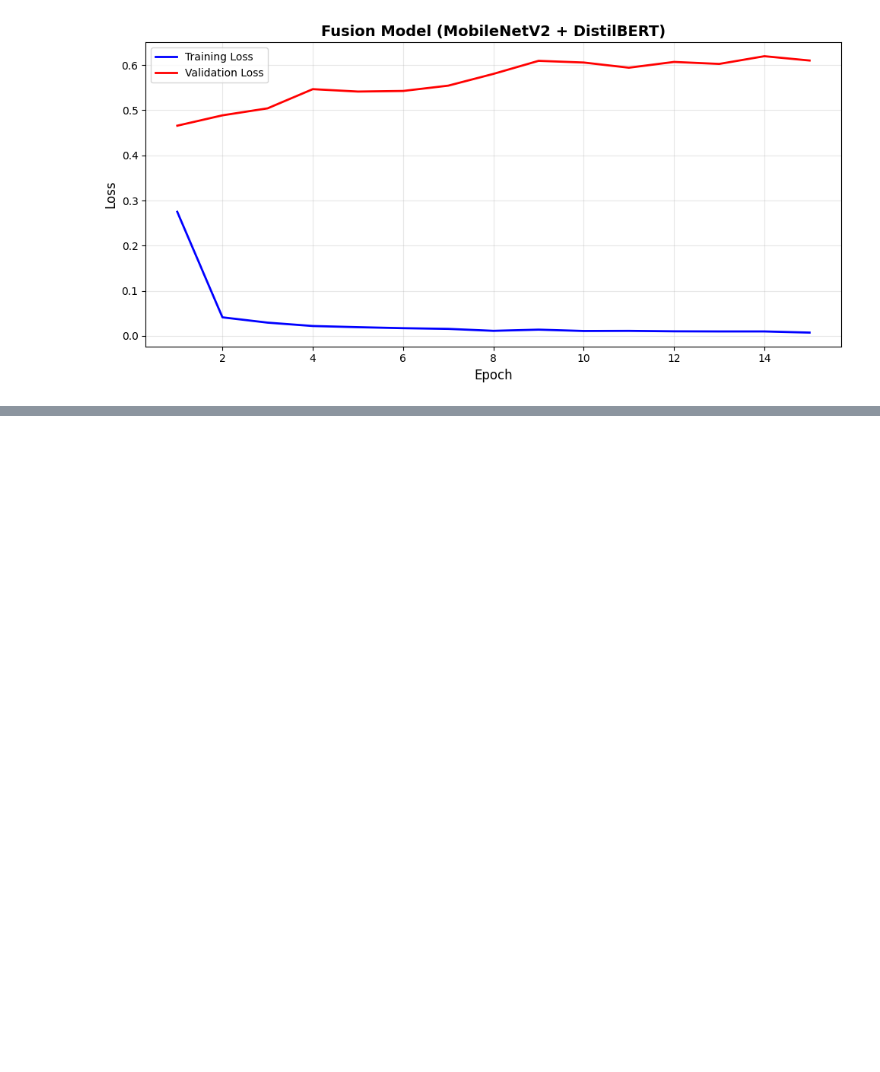
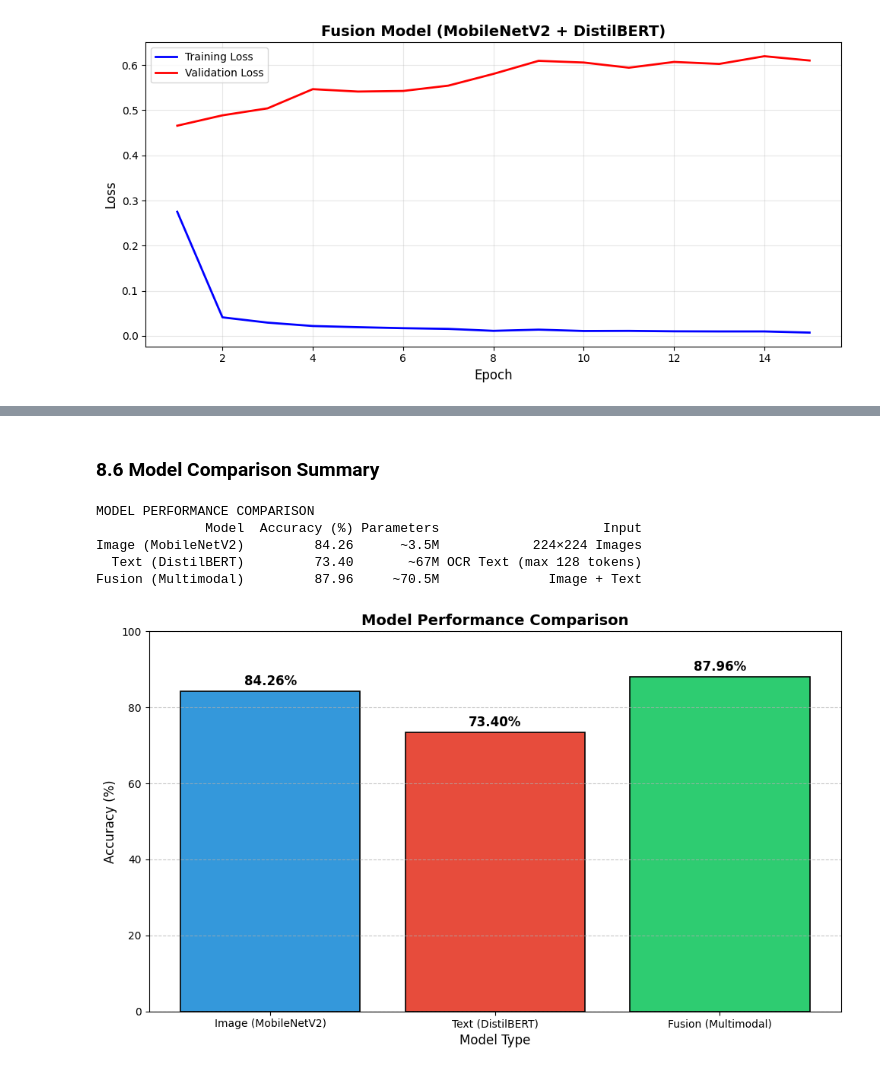
Before and after one commit to Avinna10/NN-DL, a Jupyter notebook: ad.ipynb, the cells around one changed output, grey strips where cells are left out. Cells and saved outputs as stored; diff of their text form; code cells hidden in the pictures; blank space fills up the shorter version.

```diff
--- a/ad.ipynb
+++ b/ad.ipynb
@@ -671,0 +934,57 @@ plot_training_curves(train_losses, test_losses, title="Fusion Model (MobileNetV2
+# %% [markdown]
+### 8.6 Model Comparison Summary
+# %%
+# Create comparison table
+comparison_data = {
+    "Model": ["Image (MobileNetV2)", "Text (DistilBERT)", "Fusion (Multimodal)"],
+    "Accuracy (%)": [image_accuracy * 100, text_accuracy * 100, fusion_accuracy * 100],
+    "Parameters": ["~3.5M", "~67M", "~70.5M"],
+    "Input": ["224×224 Images", "OCR Text (max 128 tokens)", "Image + Text"],
+}
+
+comparison_df = pd.DataFrame(comparison_data)
+comparison_df["Accuracy (%)"] = comparison_df["Accuracy (%)"].round(2)
+
+print("MODEL PERFORMANCE COMPARISON")
+print(comparison_df.to_string(index=False))
+
+# Visualize accuracy comparison
+fig, ax = plt.subplots(figsize=(10, 6))
+colors = ["#3498db", "#e74c3c", "#2ecc71"]
+bars = ax.bar(
+    comparison_df["Model"],
+    comparison_df["Accuracy (%)"],
+    color=colors,
+    edgecolor="black",
+    linewidth=1.2,
+)
+
+# Add value labels on bars
+for bar, acc in zip(bars, comparison_df["Accuracy (%)"]):
+    height = bar.get_height()
+    ax.annotate(
+        f"{acc:.2f}%",
+        xy=(bar.get_x() + bar.get_width() / 2, height),
+        xytext=(0, 3),
+        textcoords="offset points",
+        ha="center",
+        va="bottom",
+        fontsize=12,
+        fontweight="bold",
+    )
+
+ax.set_xlabel("Model Type", fontsize=12)
+ax.set_ylabel("Accuracy (%)", fontsize=12)
+ax.set_title("Model Performance Comparison", fontsize=14, fontweight="bold")
+ax.set_ylim(0, 100)
+ax.grid(axis="y", linestyle="--", alpha=0.7)
+
+plt.tight_layout()
+plt.show()
+# %% [output]
+MODEL PERFORMANCE COMPARISON
+              Model  Accuracy (%) Parameters                     Input
+Image (MobileNetV2)         84.26      ~3.5M            224×224 Images
+  Text (DistilBERT)         73.40       ~67M OCR Text (max 128 tokens)
+Fusion (Multimodal)         87.96     ~70.5M              Image + Text
+[figure, added]
```
Also changed, not shown: parts of 18 cells of this notebook.
